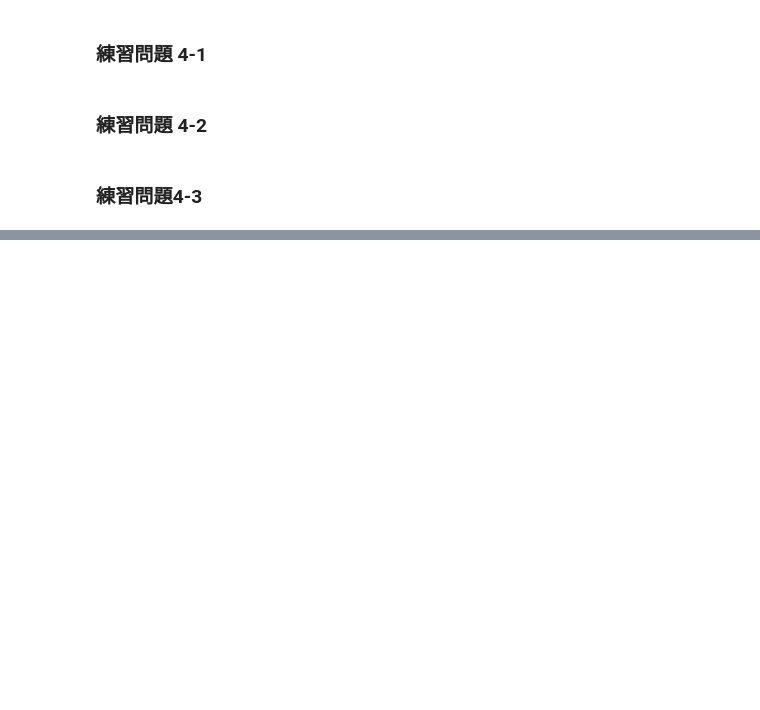
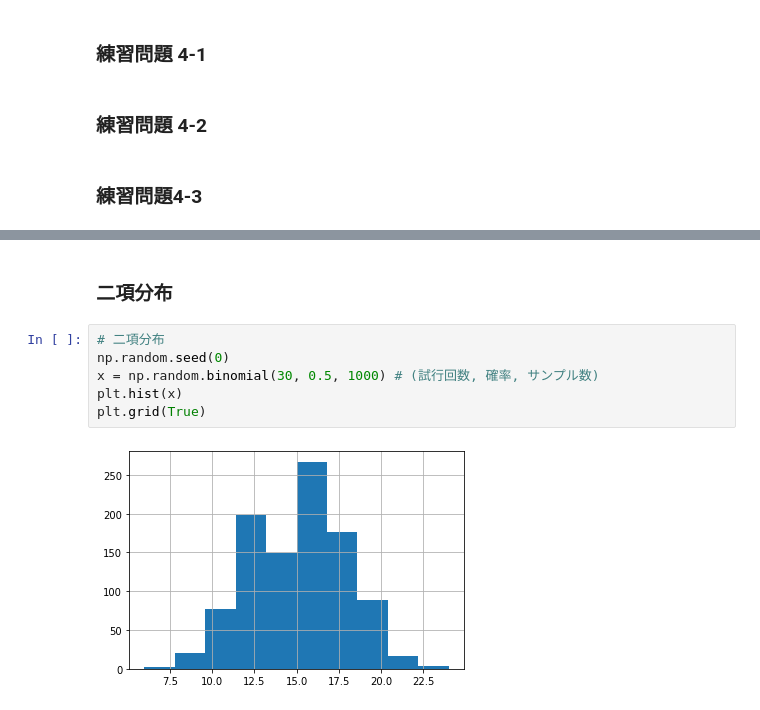
Before and after one commit to HidehikoMURAO/Data-Scientist-Training-Course, a Jupyter notebook: Chapter 4.ipynb, the cells around one changed output, grey strips where cells are left out. Cells and saved outputs as stored; diff of their text form; blank space fills up the shorter version.

```diff
--- a/Chapter 4.ipynb
+++ b/Chapter 4.ipynb
@@ -60,0 +112,10 @@ for i in range(1, 7):
+# %% [markdown]
+### 二項分布
+# %%
+# 二項分布
+np.random.seed(0)
+x = np.random.binomial(30, 0.5, 1000) # (試行回数, 確率, サンプル数)
+plt.hist(x)
+plt.grid(True)
+# %% [output]
+[figure, added]
```
Also changed, not shown: parts of 17 cells of this notebook, 2 other files.
